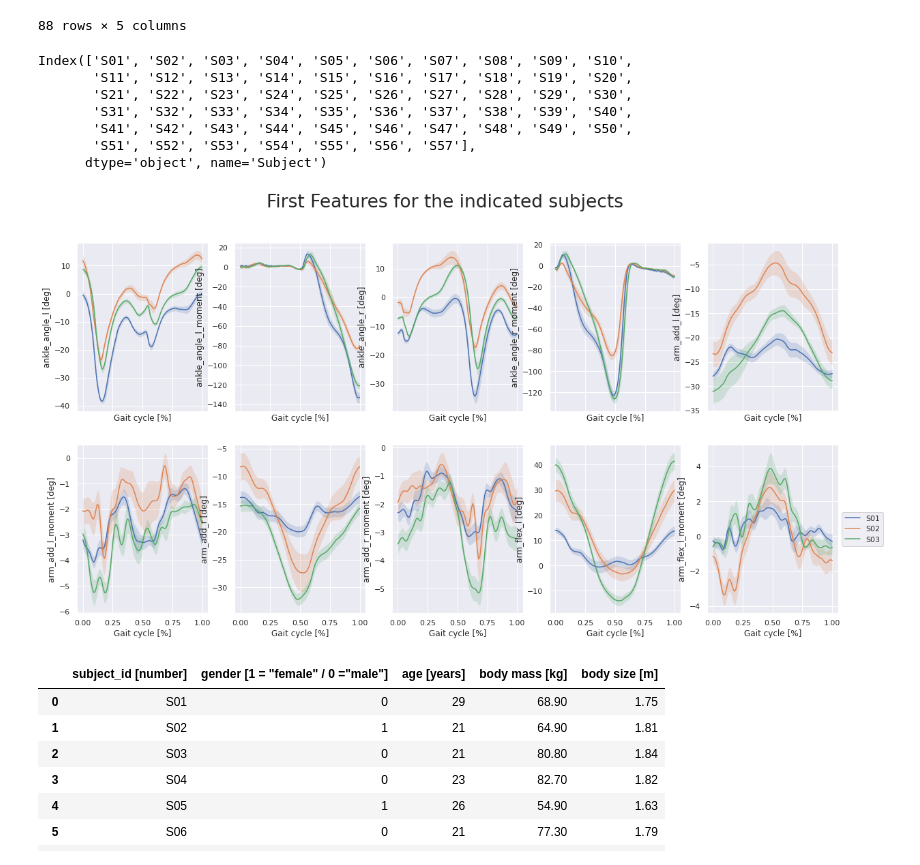
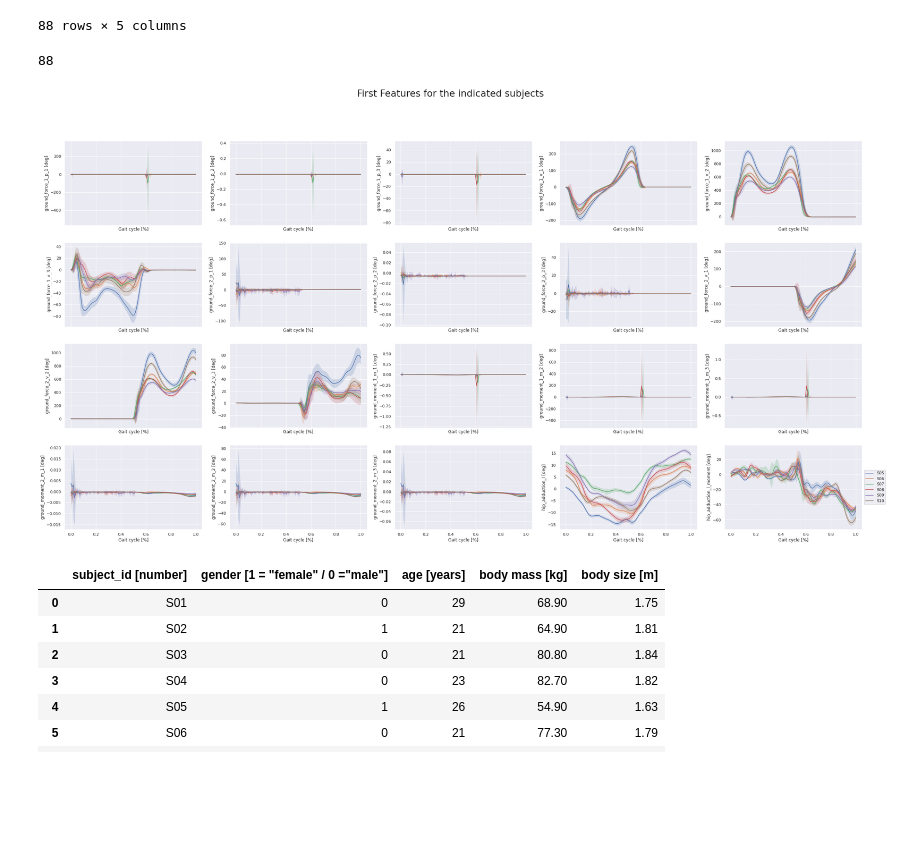
Before and after one commit to nikorose87/DJS-GA, a Jupyter notebook: PCA_n_kPCA_classification.ipynb, the cells around one changed output. Cells and saved outputs as stored; diff of their text form; code cells hidden in the pictures; blank space fills up the shorter version.

```diff
--- a/PCA_n_kPCA_classification.ipynb
+++ b/PCA_n_kPCA_classification.ipynb
@@ -221,19 +216,13 @@ def gait_plot(df_, label=None, index=None, sd=False, title=False):
   return
 # %%
 labels = Horst_mean.columns.get_level_values(0).unique()
-labels
+len(Horst_mean.index.get_level_values(0).unique())
 # %% [output]
-Index(['S01', 'S02', 'S03', 'S04', 'S05', 'S06', 'S07', 'S08', 'S09', 'S10',
-       'S11', 'S12', 'S13', 'S14', 'S15', 'S16', 'S17', 'S18', 'S19', 'S20',
-       'S21', 'S22', 'S23', 'S24', 'S25', 'S26', 'S27', 'S28', 'S29', 'S30',
-       'S31', 'S32', 'S33', 'S34', 'S35', 'S36', 'S37', 'S38', 'S39', 'S40',
-       'S41', 'S42', 'S43', 'S44', 'S45', 'S46', 'S47', 'S48', 'S49', 'S50',
-       'S51', 'S52', 'S53', 'S54', 'S55', 'S56', 'S57'],
-      dtype='object', name='Subject')
+88
 # %%
-gait_plot(Horst_mean, labels[0:3], index=np.r_[0:10], sd=True, title='First Features for the indicated subjects')
+gait_plot(Horst_mean, labels[4:10], index=np.r_[20:40], sd=True, title='First Features for the indicated subjects')
 # %% [output]
-[figure, old version]
+[figure, new version]
 # %%
 output_label
 # %% [output]
```
Also changed, not shown: parts of 12 cells of this notebook.
